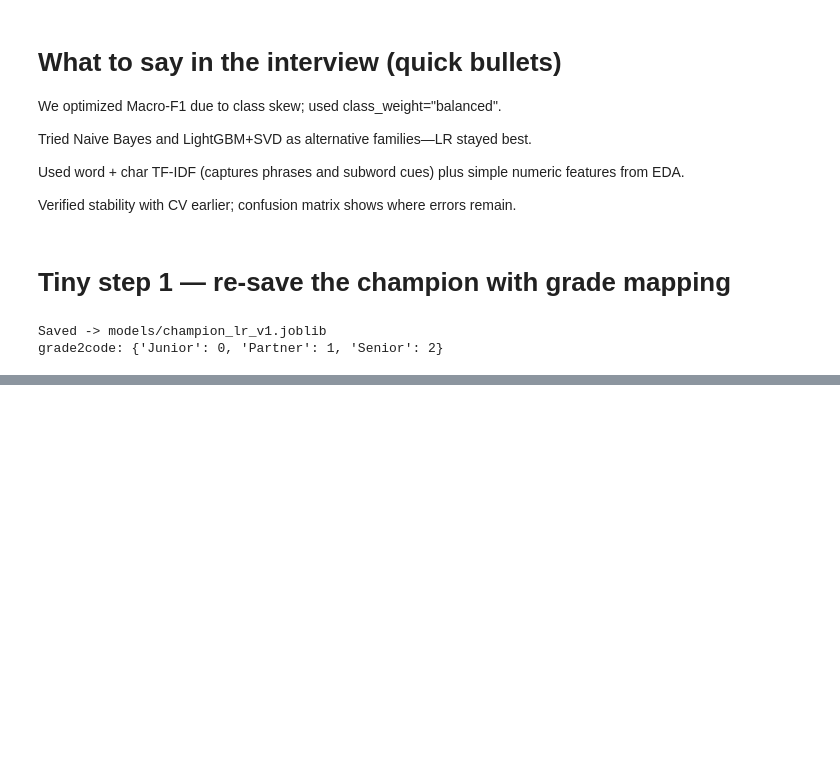
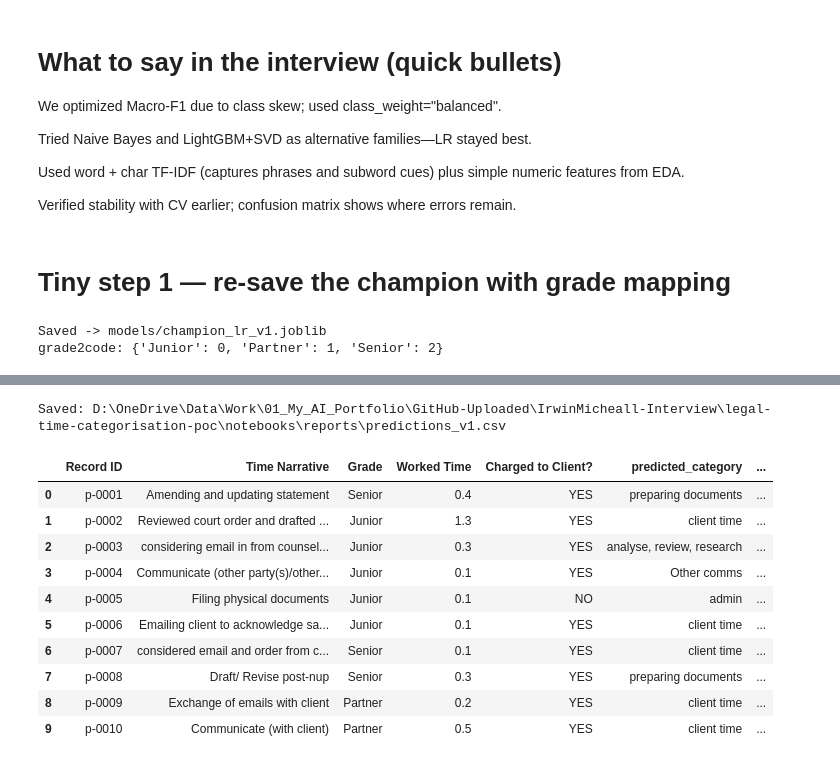
Before and after one commit to MuhammadToqeer/legal-time-categorisation-poc, a Jupyter notebook: notebooks/03_modeling_ab_testing.ipynb, the cells around one changed output, grey strips where cells are left out. Drawn from its saved outputs; the diff is of its cells as text; code cells hidden in the pictures; blank space fills up the shorter version.

```diff
--- a/notebooks/03_modeling_ab_testing.ipynb
+++ b/notebooks/03_modeling_ab_testing.ipynb
@@ -1288,0 +1413,68 @@ Predictions: ['client time' 'preparing documents' 'onboarding']
+# %%
+# Batch-score the entire dataset and save a report
+import numpy as np
+import pandas as pd
+import joblib
+from pathlib import Path
+
+# Assumes ART/MODEL are already loaded and 'df' exists with engineered cols
+assert 'df' in globals(), "I need the full DataFrame 'df' already in memory."
+ART = joblib.load("models/champion_lr_v1.joblib")
+MODEL = ART["model"]
+
+feat_cols = ["text_clean","Worked Time","charged_bin","grade_enc","low_info"]
+X_all = df[feat_cols]
+
+# predictions
+pred = MODEL.predict(X_all)
+
+# top-1 prob + top-2 suggestion (uses predict_proba if available; else margins)
+top1_prob = None
+top2_label = None
+if hasattr(MODEL, "predict_proba"):
+    P = MODEL.predict_proba(X_all)             # (n, K), OvR probs
+    C = MODEL.classes_
+    top_idx = np.argsort(P, axis=1)
+    top1 = top_idx[:, -1]
+    top2 = top_idx[:, -2]
+    top1_prob = P[np.arange(len(P)), top1]
+    top2_label = C[top2]
+else:
+    M = np.atleast_2d(MODEL.decision_function(X_all))
+    C = MODEL.classes_
+    top_idx = np.argsort(M, axis=1)
+    top1 = top_idx[:, -1]
+    top2 = top_idx[:, -2]
+    # margin isn't a probability; scale to [0,1] for display only
+    mmin, mmax = M.min(), M.max()
+    top1_prob = (M[np.arange(len(M)), top1] - mmin) / (mmax - mmin + 1e-9)
+    top2_label = C[top2]
+
+OUT = pd.DataFrame({
+    "Record ID": df.get("Record ID", pd.Series(range(len(df)))),
+    "Time Narrative": df["Time Narrative"],
+    "Grade": df["Grade"],
+    "Worked Time": df["Worked Time"],
+    "Charged to Client?": df["Charged to Client?"],
+    "predicted_category": pred,
+    "top1_confidence": top1_prob,
+    "top2_suggestion": top2_label,
+})
+OUT["needs_review"] = OUT["top1_confidence"] < 0.50
+
+# quick business summary
+cov = (OUT["needs_review"] == False).mean()
+by_class = OUT["predicted_category"].value_counts().sort_values(ascending=False)
+
+print(f"Automation coverage @0.50 threshold: {cov:.1%} of rows auto-classified")
+display(by_class.to_frame("rows"))
+
+# save
+Path("reports").mkdir(exist_ok=True, parents=True)
+csv_path = Path("reports/predictions_v1.csv")
+OUT.to_csv(csv_path, index=False)
+print("Saved:", csv_path.resolve())
+
+# preview
+display(OUT.head(10))
+# %% [output]
@@ -1288,0 +1491,12 @@ Predictions: ['client time' 'preparing documents' 'onboarding']
+Saved: D:\OneDrive\Data\Work\01_My_AI_Portfolio\GitHub-Uploaded\IrwinMicheall-Interview\legal-time-categorisation-poc\notebooks\reports\predictions_v1.csv
+|  | Record ID | Time Narrative | Grade | Worked Time | Charged to Client? | predicted_category | ... |
+| 0 | p-0001 | Amending and updating statement | Senior | 0.4 | YES | preparing documents | ... |
+| 1 | p-0002 | Reviewed court order and drafted ... | Junior | 1.3 | YES | client time | ... |
+| 2 | p-0003 | considering email in from counsel... | Junior | 0.3 | YES | analyse, review, research | ... |
+| 3 | p-0004 | Communicate (other party(s)/other... | Junior | 0.1 | YES | Other comms | ... |
+| 4 | p-0005 | Filing physical documents | Junior | 0.1 | NO | admin | ... |
+| 5 | p-0006 | Emailing client to acknowledge sa... | Junior | 0.1 | YES | client time | ... |
+| 6 | p-0007 | considered email and order from c... | Senior | 0.1 | YES | client time | ... |
+| 7 | p-0008 | Draft/ Revise post-nup | Senior | 0.3 | YES | preparing documents | ... |
+| 8 | p-0009 | Exchange of emails with client | Partner | 0.2 | YES | client time | ... |
+| 9 | p-0010 | Communicate (with client) | Partner | 0.5 | YES | client time | ... |
```
Also changed, not shown: parts of 8 cells of this notebook.
